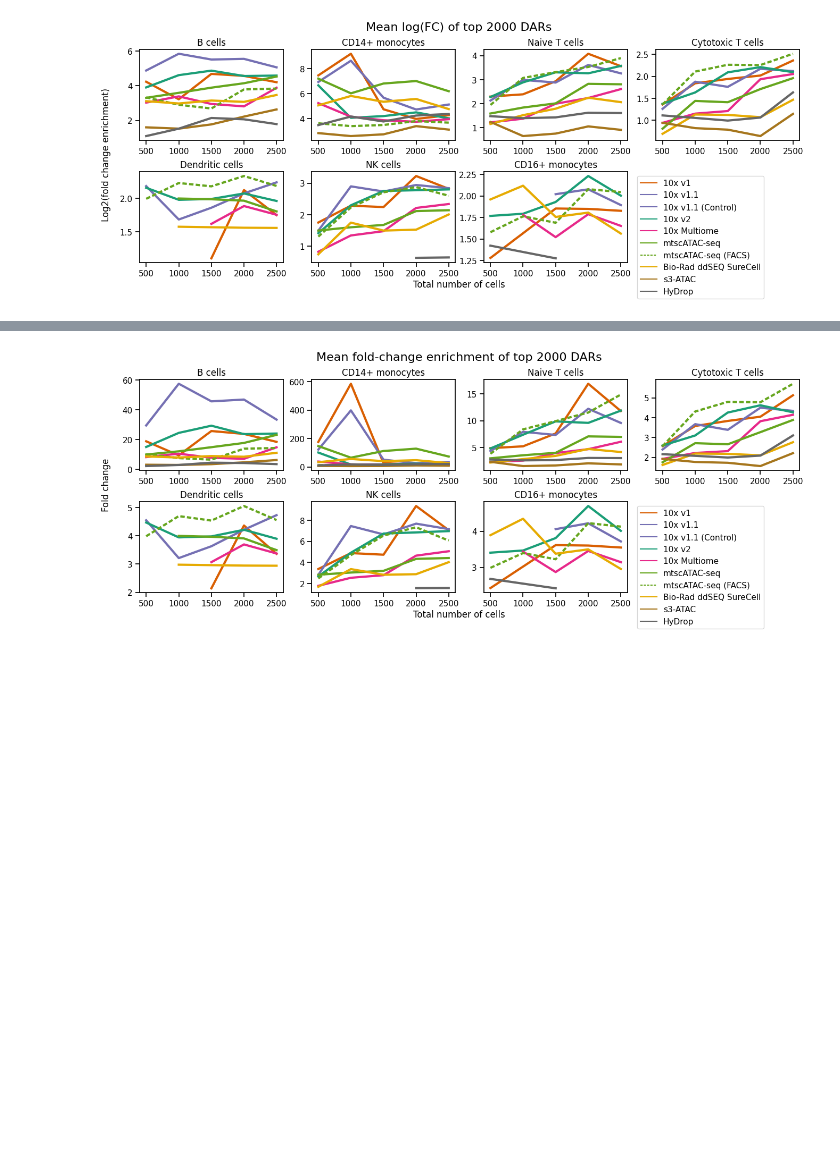
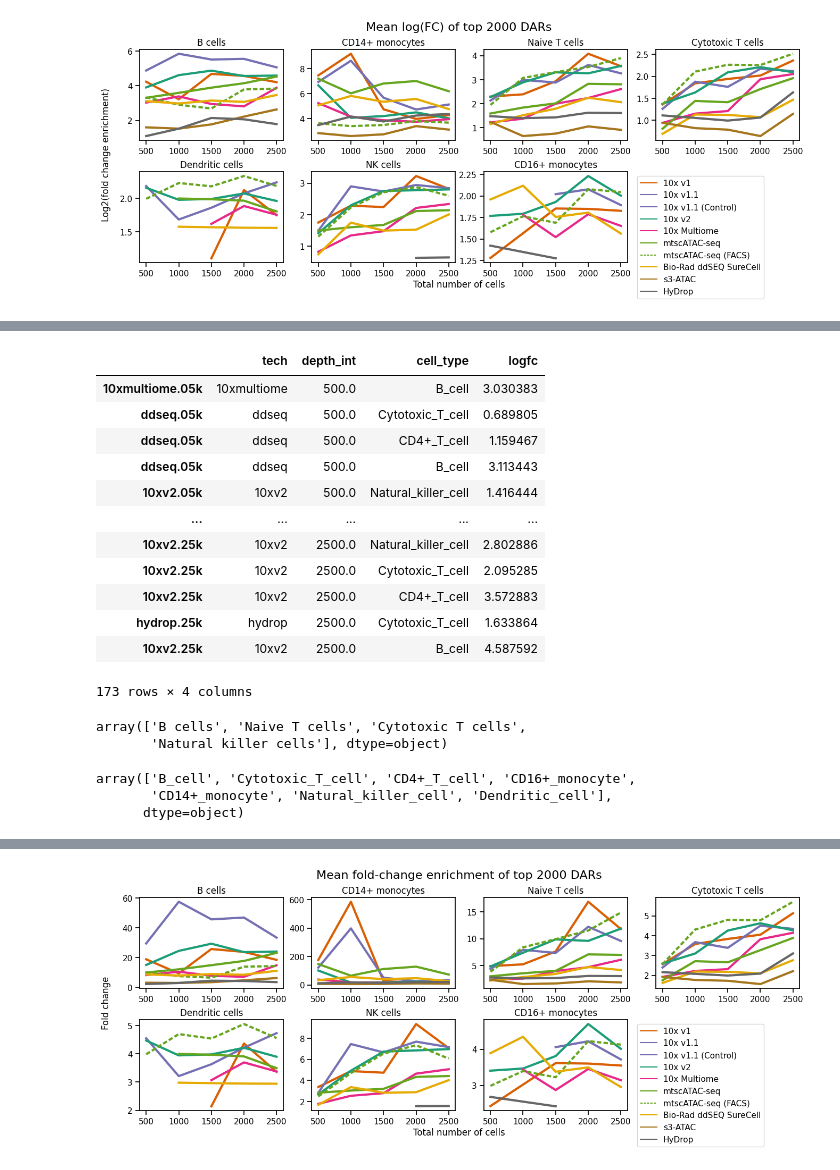
Before and after one commit to aertslab/scATAC-seq_benchmark, a Jupyter notebook: fixedcells_5_cell_downsampling/5b_DAR_scores.ipynb, the cells around one changed output, grey strips where cells are left out. Drawn from its saved outputs; the diff is of its cells as text; code cells hidden in the pictures; blank space fills up the shorter version.

```diff
--- a/fixedcells_5_cell_downsampling/5b_DAR_scores.ipynb
+++ b/fixedcells_5_cell_downsampling/5b_DAR_scores.ipynb
@@ -1111,0 +1143,7 @@ plt.show()
+# %%
+cell_type_order_sub = [
+    "B_cell",
+    "CD4+_T_cell",
+    "Cytotoxic_T_cell",
+    "Natural_killer_cell",
+]
@@ -1111,0 +1154,18 @@ plt.show()
+# %%
+df_merged_means[["tech", "depth_int", "cell_type", "logfc"]][
+    df_merged_means["cell_type"].isin(cell_type_order_sub)
+]
+# %% [output]
+|  | tech | depth_int | cell_type | logfc |
+| 10xmultiome.05k | 10xmultiome | 500.0 | B_cell | 3.030383 |
+| ddseq.05k | ddseq | 500.0 | Cytotoxic_T_cell | 0.689805 |
+| ddseq.05k | ddseq | 500.0 | CD4+_T_cell | 1.159467 |
+| ddseq.05k | ddseq | 500.0 | B_cell | 3.113443 |
+| 10xv2.05k | 10xv2 | 500.0 | Natural_killer_cell | 1.416444 |
+| ... | ... | ... | ... | ... |
+| 10xv2.25k | 10xv2 | 2500.0 | Natural_killer_cell | 2.802886 |
+| 10xv2.25k | 10xv2 | 2500.0 | Cytotoxic_T_cell | 2.095285 |
+| 10xv2.25k | 10xv2 | 2500.0 | CD4+_T_cell | 3.572883 |
+| hydrop.25k | hydrop | 2500.0 | Cytotoxic_T_cell | 1.633864 |
+| 10xv2.25k | 10xv2 | 2500.0 | B_cell | 4.587592 |
+173 rows × 4 columns
@@ -1111,0 +1174,11 @@ plt.show()
+# %%
+test["cell_type"].unique()
+# %% [output]
+array(['B cells', 'Naive T cells', 'Cytotoxic T cells',
+       'Natural killer cells'], dtype=object)
+# %%
+df_merged_means["cell_type"].unique()
+# %% [output]
+array(['B_cell', 'Cytotoxic_T_cell', 'CD4+_T_cell', 'CD16+_monocyte',
+       'CD14+_monocyte', 'Natural_killer_cell', 'Dendritic_cell'],
+      dtype=object)
```
Also changed, not shown: parts of 18 cells of this notebook, 14 other files.
